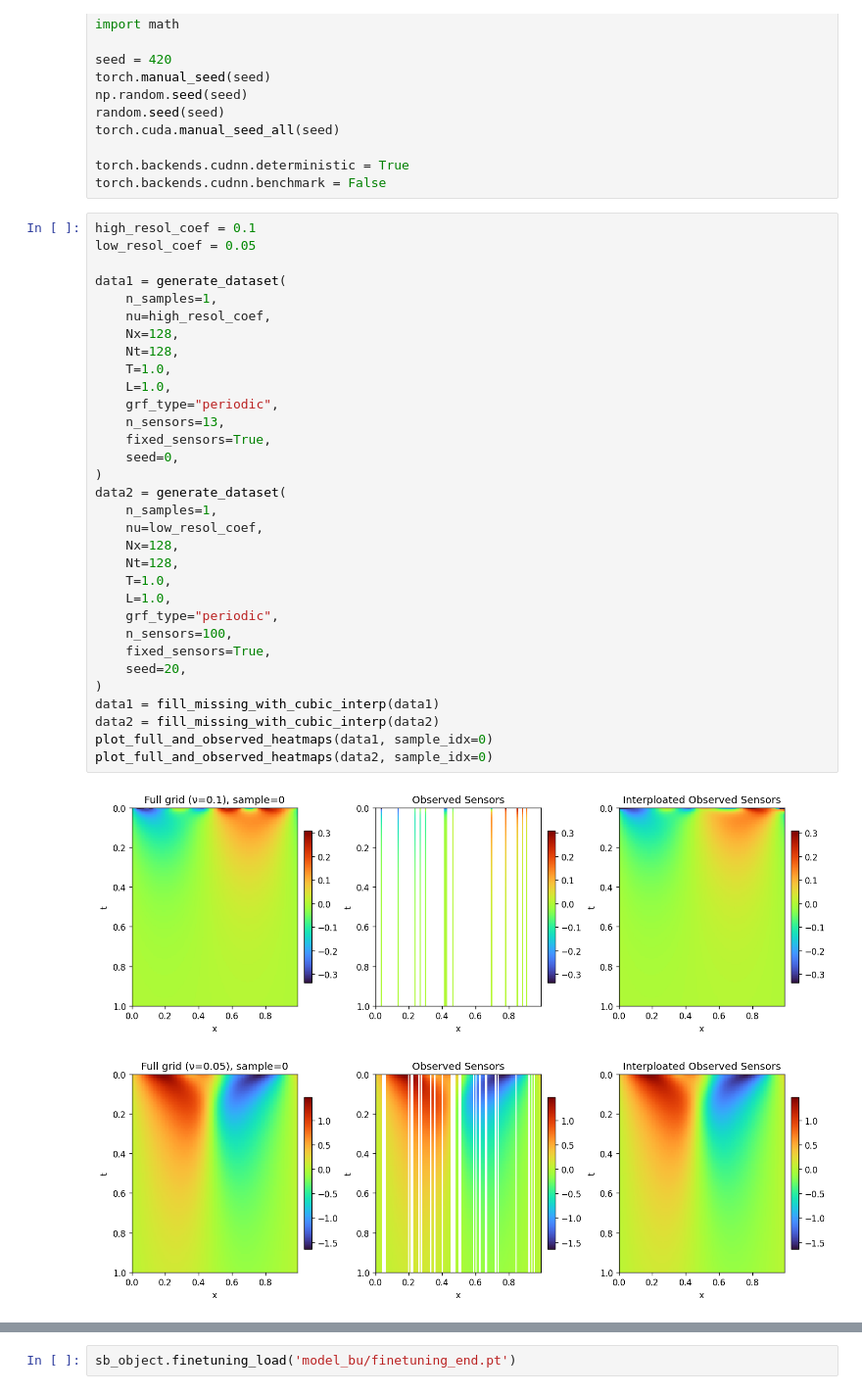
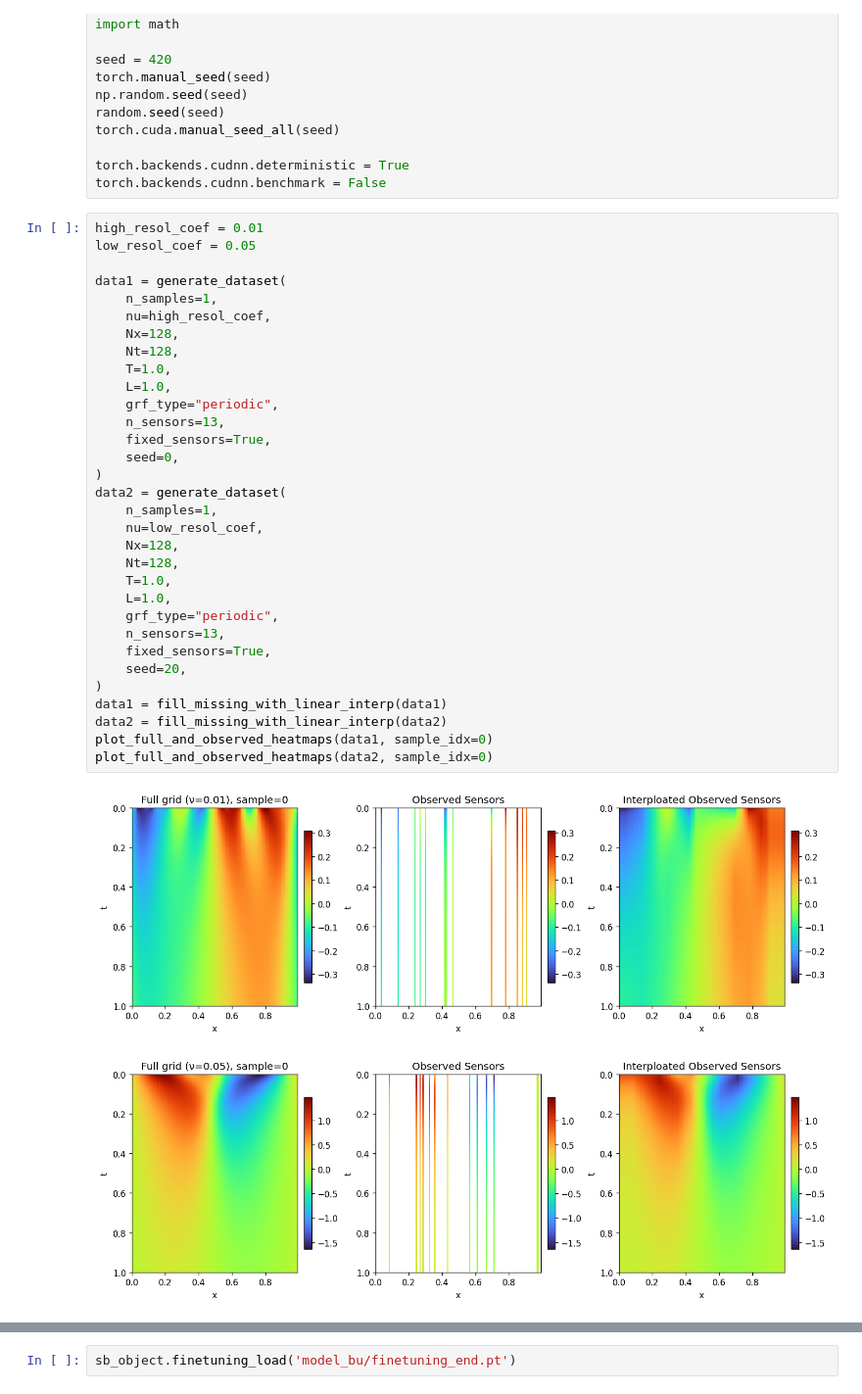
Before and after one commit to DohyunBu/PICSB, a Jupyter notebook: train_BU.ipynb, the cells around one changed output, grey strips where cells are left out. Shown at 98% size. Drawn from its saved outputs; the diff is of its cells as text.

Commit message:
plot bu revised

```diff
--- a/train_BU.ipynb
+++ b/train_BU.ipynb
@@ -23,40 +23,40 @@ torch.cuda.manual_seed_all(seed)
 torch.backends.cudnn.deterministic = True
 torch.backends.cudnn.benchmark = False
 # %%
-high_resol_coef = 0.1
+high_resol_coef = 0.01
 low_resol_coef = 0.05
 
 data1 = generate_dataset(
     n_samples=1,
     nu=high_resol_coef,
     Nx=128,
     Nt=128,
     T=1.0,
     L=1.0,
     grf_type="periodic",
     n_sensors=13,
     fixed_sensors=True,
     seed=0,
 )
 data2 = generate_dataset(
     n_samples=1,
     nu=low_resol_coef,
     Nx=128,
     Nt=128,
     T=1.0,
     L=1.0,
     grf_type="periodic",
-    n_sensors=100,
+    n_sensors=13,
     fixed_sensors=True,
     seed=20,
 )
-data1 = fill_missing_with_cubic_interp(data1)
-data2 = fill_missing_with_cubic_interp(data2)
+data1 = fill_missing_with_linear_interp(data1)
+data2 = fill_missing_with_linear_interp(data2)
 plot_full_and_observed_heatmaps(data1, sample_idx=0)
 plot_full_and_observed_heatmaps(data2, sample_idx=0)
 # %% [output]
-[figure, old version]
+[figure, new version]
-[figure, old version]
+[figure, new version]
 # %%
 ((np.abs(data2['U_full'] - data2['U_filled']))**2).mean()
 # %% [output]
```
Also changed, not shown: parts of 15 cells of this notebook.
